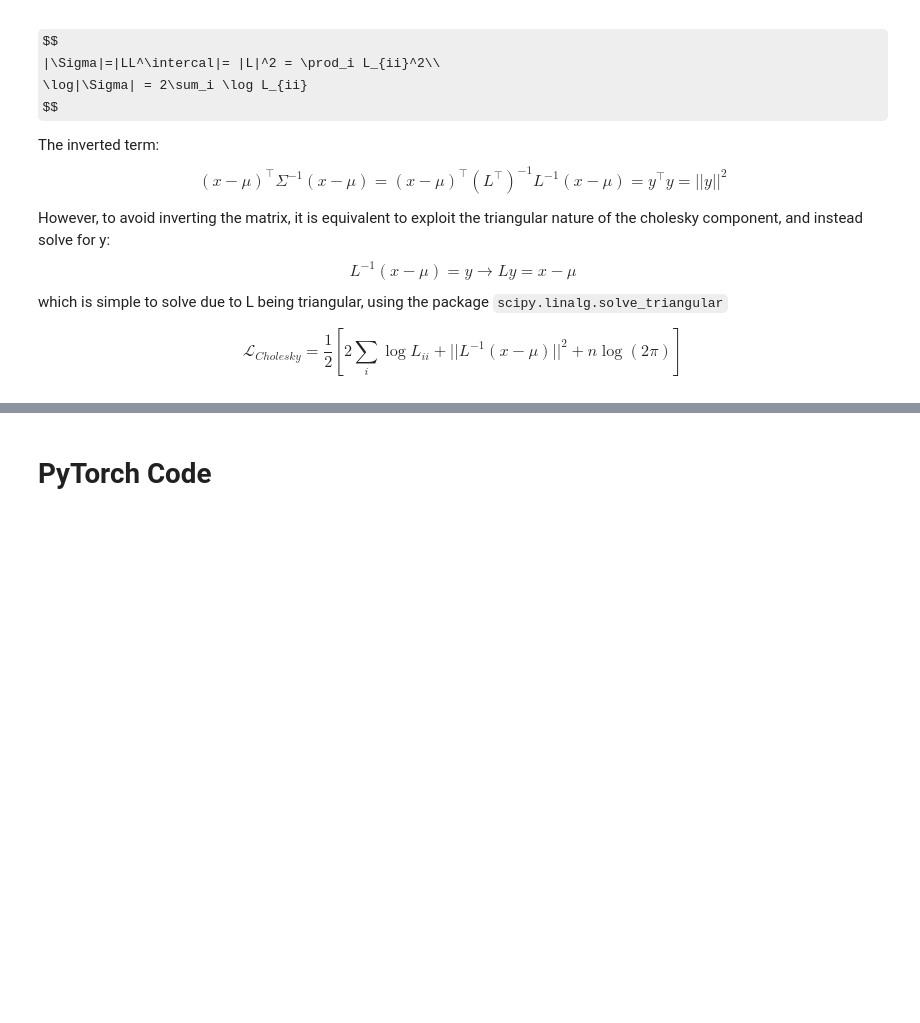
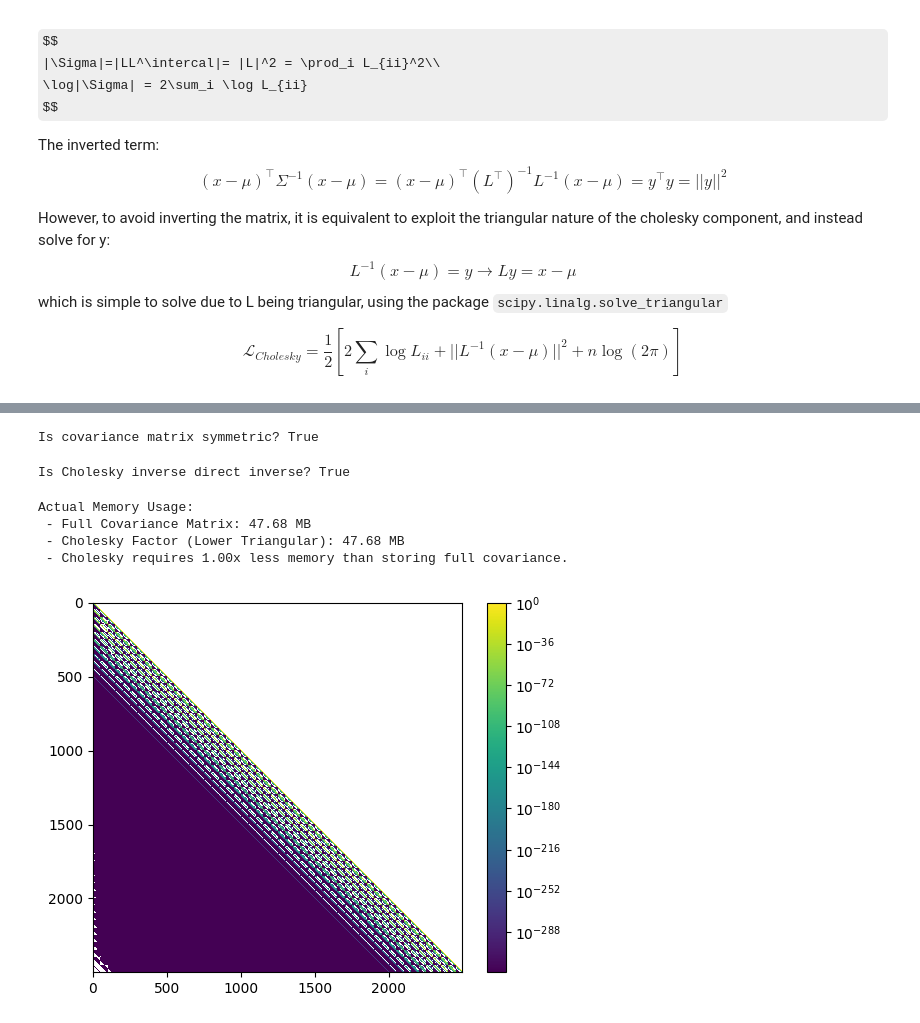
Before and after one commit to AbhishekDey03/mathematical-notebooks, a Jupyter notebook: covariance_matrix_for_models.ipynb, the cells around one changed output, grey strips where cells are left out. Cells and saved outputs as stored; diff of their text form; code cells hidden in the pictures; some formulas as TeX source; blank space fills up the shorter version.

```diff
--- a/covariance_matrix_for_models.ipynb
+++ b/covariance_matrix_for_models.ipynb
@@ -348,2 +341,64 @@ Fastest method: SVD
-# %% [markdown]
-# PyTorch Code
+# %%
+# Check if covariance matrix is symmetric
+is_symmetric = np.allclose(cov, cov.T, atol=1e-10)
+print("Is covariance matrix symmetric?", is_symmetric)
+# %% [output]
+Is covariance matrix symmetric? True
+# %%
+if is_psd:
+    # Compute inverse using Cholesky
+    L = cholesky(cov, lower=True)
+    L_inv = np.linalg.inv(L)
+    chol_inv = L_inv.T @ L_inv
+
+    # Compute direct inverse
+    direct_inv = np.linalg.inv(cov)
+
+    # Check if the two inverses are close
+    are_inverses_close = np.allclose(chol_inv, direct_inv, atol=1e-30)
+    print("Is Cholesky inverse the same as direct inverse?", are_inverses_close)
+# %% [output]
+Is Cholesky inverse direct inverse? True
+# %%
+import sys
+
+# Compute the actual memory usage of the covariance matrix and Cholesky factor
+cov_size = sys.getsizeof(cov)
+try:
+    L = cholesky(cov, lower=True)
+    L_size = sys.getsizeof(L)
+except np.linalg.LinAlgError:
+    L_size = None  # Cholesky decomposition failed
+
+# Convert bytes to megabytes
+cov_size_mb = cov_size / (1024**2)
+L_size_mb = L_size / (1024**2) if L_size else None
+
+# Print results
+print(f"Actual Memory Usage:")
+print(f" - Full Covariance Matrix: {cov_size_mb:.2f} MB")
+if L_size is not None:
+    print(f" - Cholesky Factor (Lower Triangular): {L_size_mb:.2f} MB")
+    print(f" - Cholesky requires {cov_size_mb / L_size_mb:.2f}x less memory than storing full covariance.")
+else:
+    print(" - Cholesky decomposition failed, unable to compute size.")
+# %% [output]
+Actual Memory Usage:
+ - Full Covariance Matrix: 47.68 MB
+ - Cholesky Factor (Lower Triangular): 47.68 MB
+ - Cholesky requires 1.00x less memory than storing full covariance.
+# %%
+import matplotlib.colors as mcolors
+
+cmap = plt.cm.viridis.copy()
+cmap.set_bad('white')
+L_masked = np.ma.masked_where(L == 0, L)
+
+# Apply logarithmic normalization, ignoring zero values
+norm = mcolors.LogNorm(vmin=L[L > 0].min(), vmax=L.max())
+
+plt.imshow(L_masked, cmap=cmap, norm=norm, interpolation='nearest')
+plt.colorbar()  # Add color scale
+plt.show()
+# %% [output]
+[figure, added]
```
Also changed, not shown: parts of 5 cells of this notebook, 1 other file.
